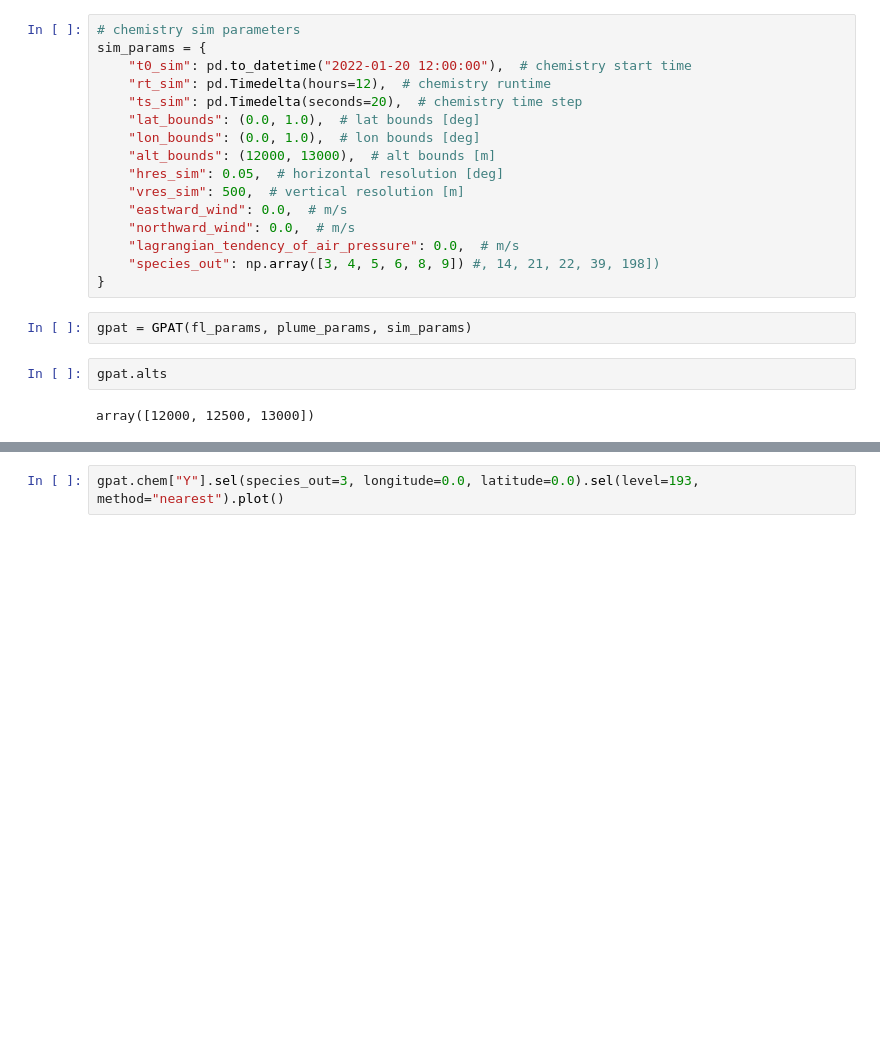
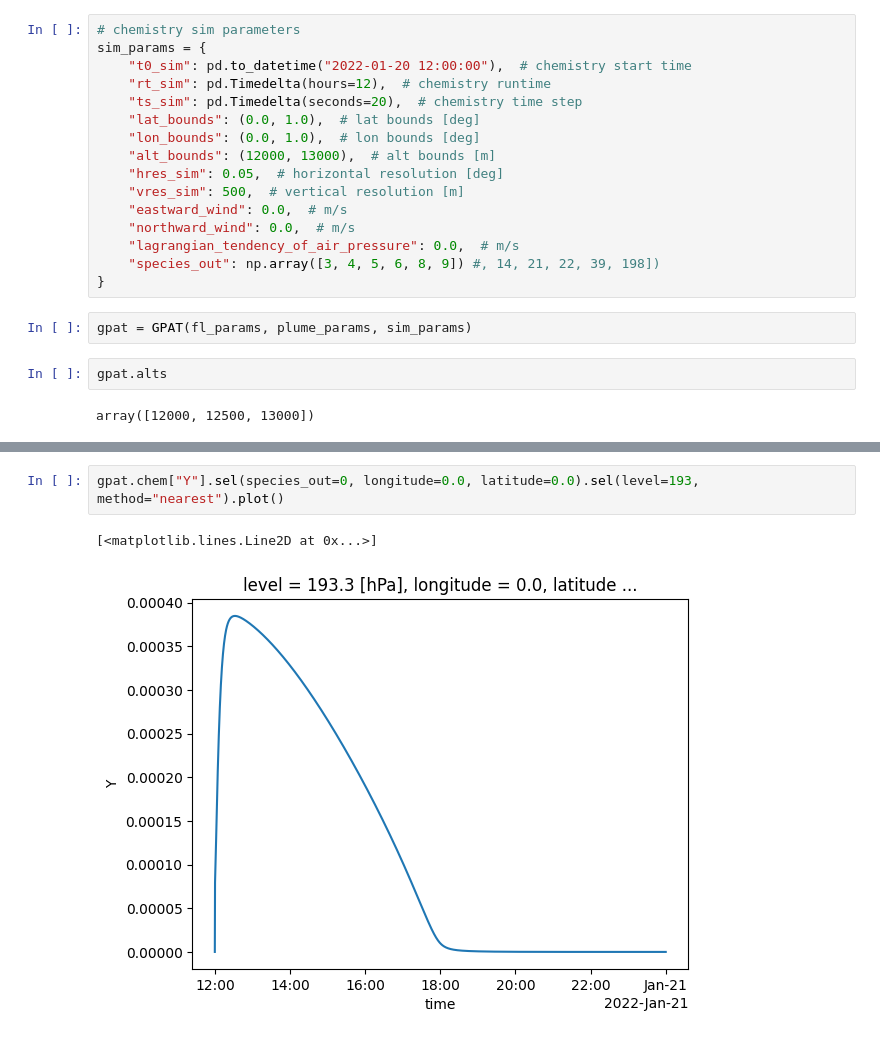
Before and after one commit to ktait98/pycontrails_kt, a Jupyter notebook: pycontrails/models/gpat/gpat.ipynb, the cells around one changed output, grey strips where cells are left out. Saved outputs shown, nothing was run; the diff lists cells and outputs as text; blank space fills up the shorter version.

```diff
--- a/pycontrails/models/gpat/gpat.ipynb
+++ b/pycontrails/models/gpat/gpat.ipynb
@@ -67,2 +79,5 @@ Cannot find the ecCodes library
 # %%
-gpat.chem["Y"].sel(species_out=3, longitude=0.0, latitude=0.0).sel(level=193, method="nearest").plot()
+gpat.chem["Y"].sel(species_out=0, longitude=0.0, latitude=0.0).sel(level=193, method="nearest").plot()
+# %% [output]
+[<matplotlib.lines.Line2D at 0x...>]
+[figure, added]
```
Also changed, not shown: parts of 1 cell of this notebook, 1 other file.
